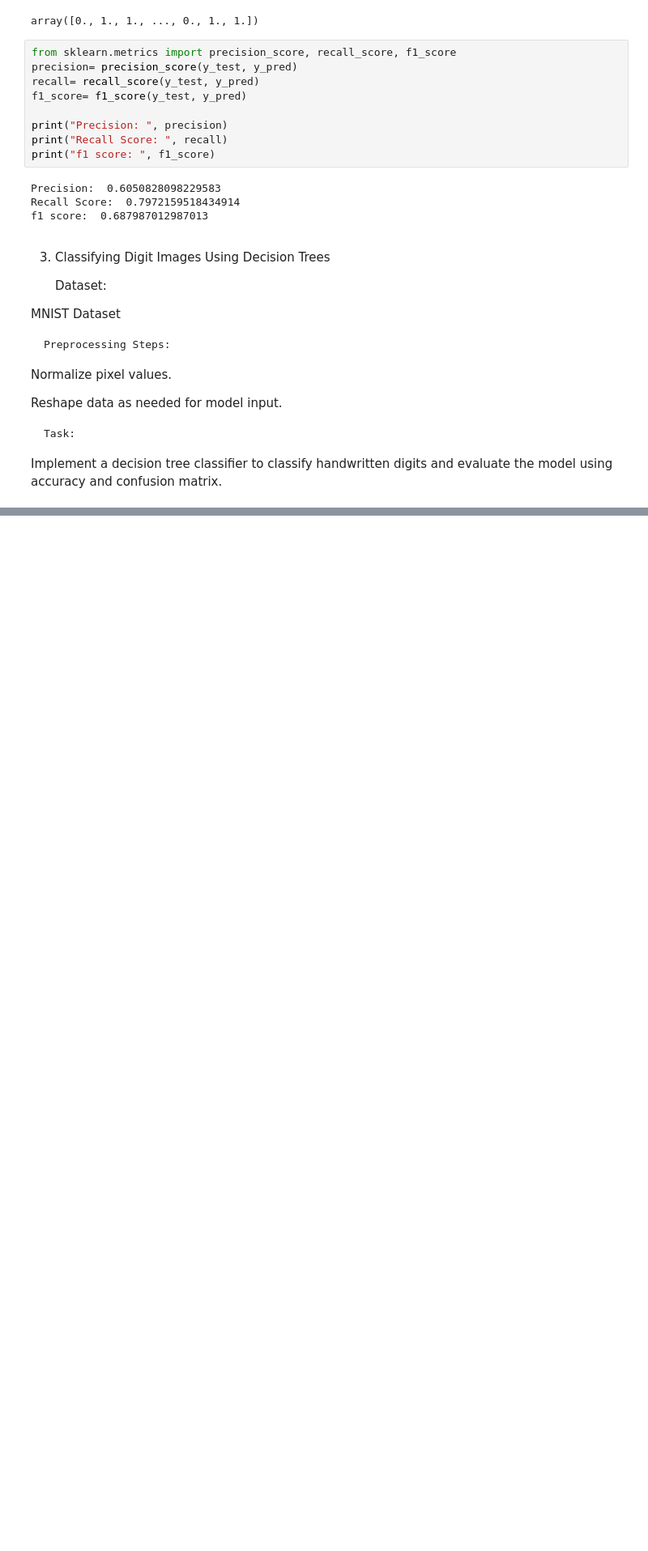
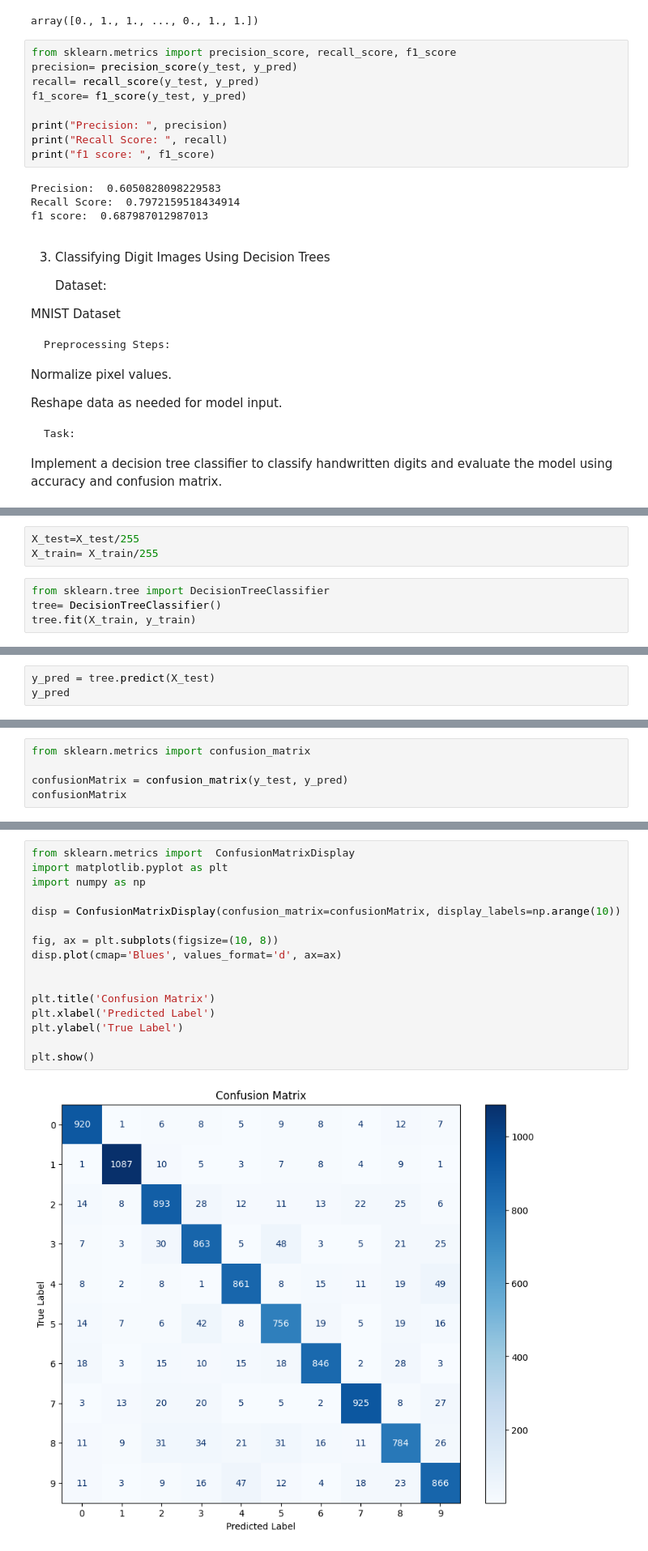
Before and after one commit to amber-khurshid/100DaysOfBytewise, a Jupyter notebook: thirteenth_task.ipynb, the cells around one changed output, grey strips where cells are left out. Shown at 81% size. Cells and saved outputs as stored; diff of their text form; blank space fills up the shorter version.

```diff
--- a/thirteenth_task.ipynb
+++ b/thirteenth_task.ipynb
@@ -438,0 +484,7 @@ Implement a decision tree classifier to classify handwritten digits and evaluate
+# %%
+X_test=X_test/255
+X_train= X_train/255
+# %%
+from sklearn.tree import DecisionTreeClassifier
+tree= DecisionTreeClassifier()
+tree.fit(X_train, y_train)
@@ -438,0 +493,3 @@ Implement a decision tree classifier to classify handwritten digits and evaluate
+# %%
+y_pred = tree.predict(X_test)
+y_pred
@@ -438,0 +505,5 @@ Implement a decision tree classifier to classify handwritten digits and evaluate
+# %%
+from sklearn.metrics import confusion_matrix
+
+confusionMatrix = confusion_matrix(y_test, y_pred)
+confusionMatrix
@@ -438,0 +522,18 @@ Implement a decision tree classifier to classify handwritten digits and evaluate
+# %%
+from sklearn.metrics import  ConfusionMatrixDisplay
+import matplotlib.pyplot as plt
+import numpy as np
+
+disp = ConfusionMatrixDisplay(confusion_matrix=confusionMatrix, display_labels=np.arange(10))
+
+fig, ax = plt.subplots(figsize=(10, 8))
+disp.plot(cmap='Blues', values_format='d', ax=ax)
+
+
+plt.title('Confusion Matrix')
+plt.xlabel('Predicted Label')
+plt.ylabel('True Label')
+
+plt.show()
+# %% [output]
+[figure, added]
```
Also changed, not shown: parts of 38 cells of this notebook.
